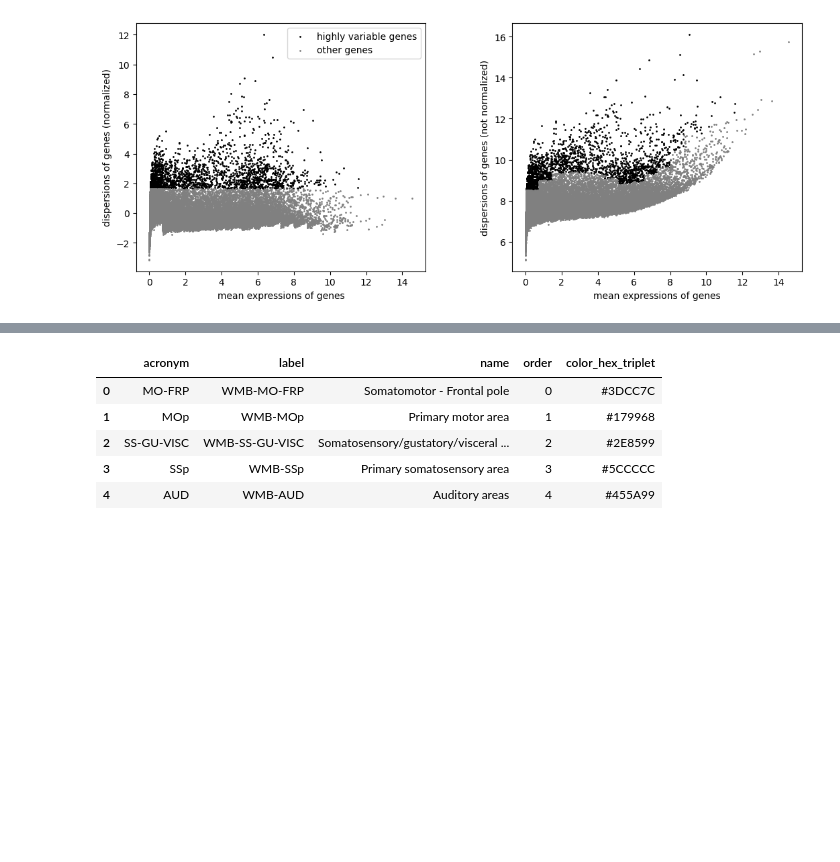
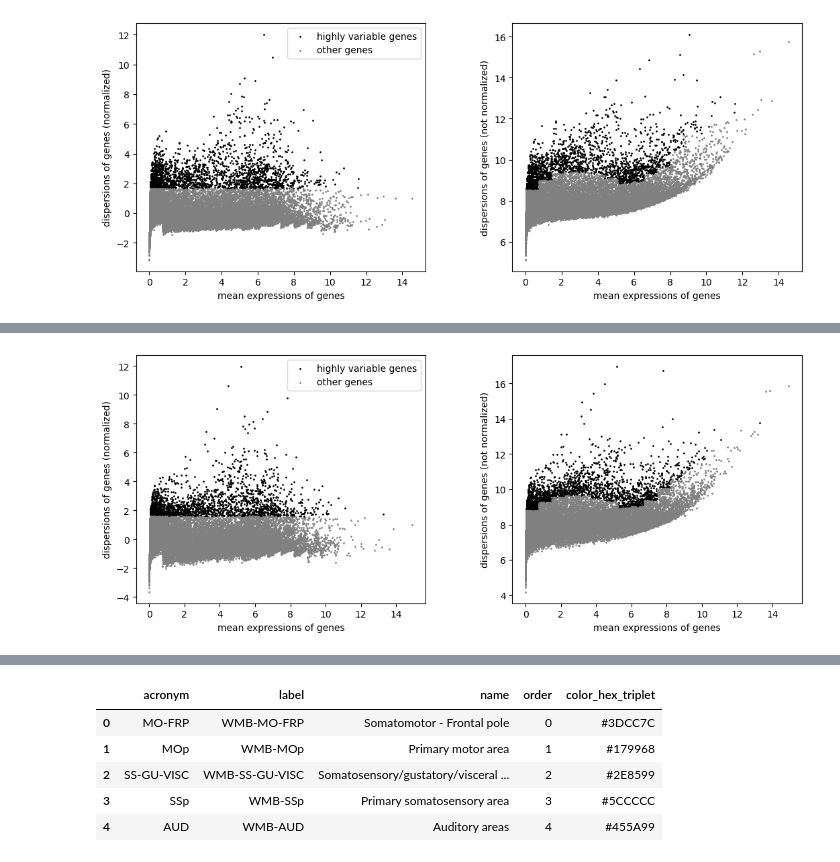
Before and after one commit to vex-me-not/MLKinCompBioFinalProject, a Jupyter notebook: datapre.ipynb, the cells around one changed output, grey strips where cells are left out. Cells and saved outputs as stored; diff of their text form; code cells hidden in the pictures; blank space fills up the shorter version.

```diff
--- a/datapre.ipynb
+++ b/datapre.ipynb
@@ -204,0 +255,5 @@ sc.pl.highly_variable_genes(adata)
+# %%
+sc.pp.highly_variable_genes(adata, flavor='seurat', n_top_genes=2000)
+sc.pl.highly_variable_genes(adata)
+# %% [output]
+[figure, added]
```
Also changed, not shown: parts of 25 cells of this notebook.
